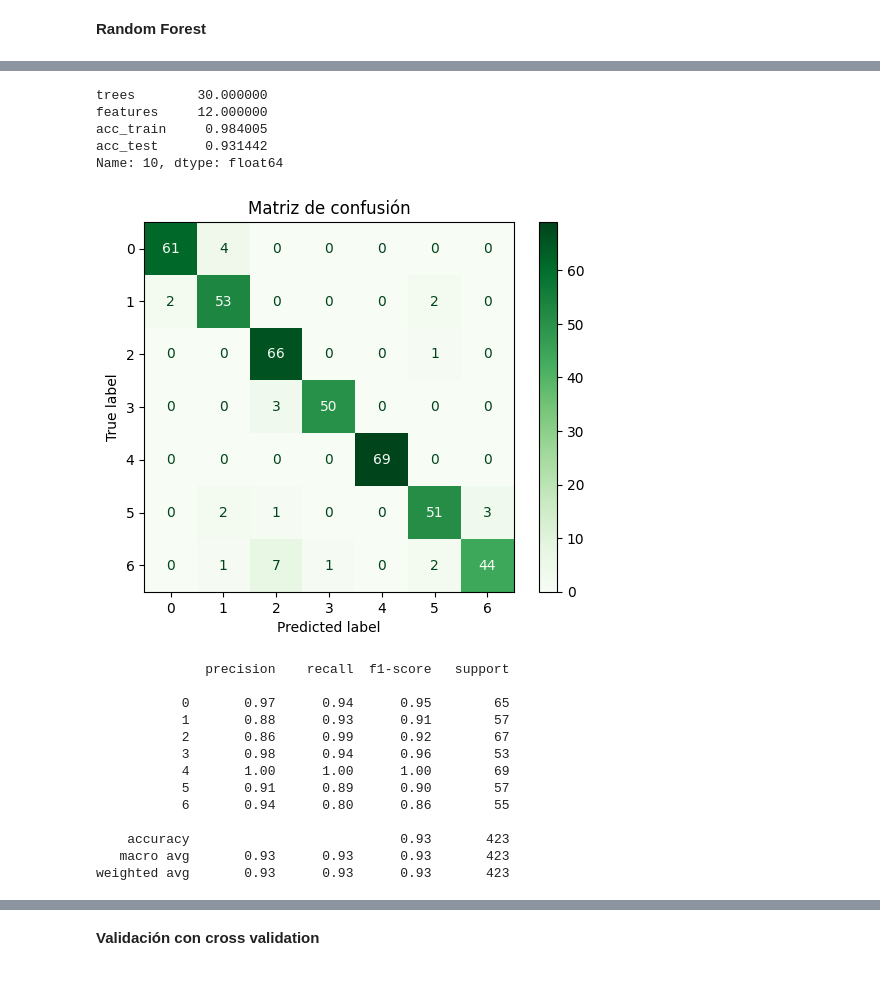
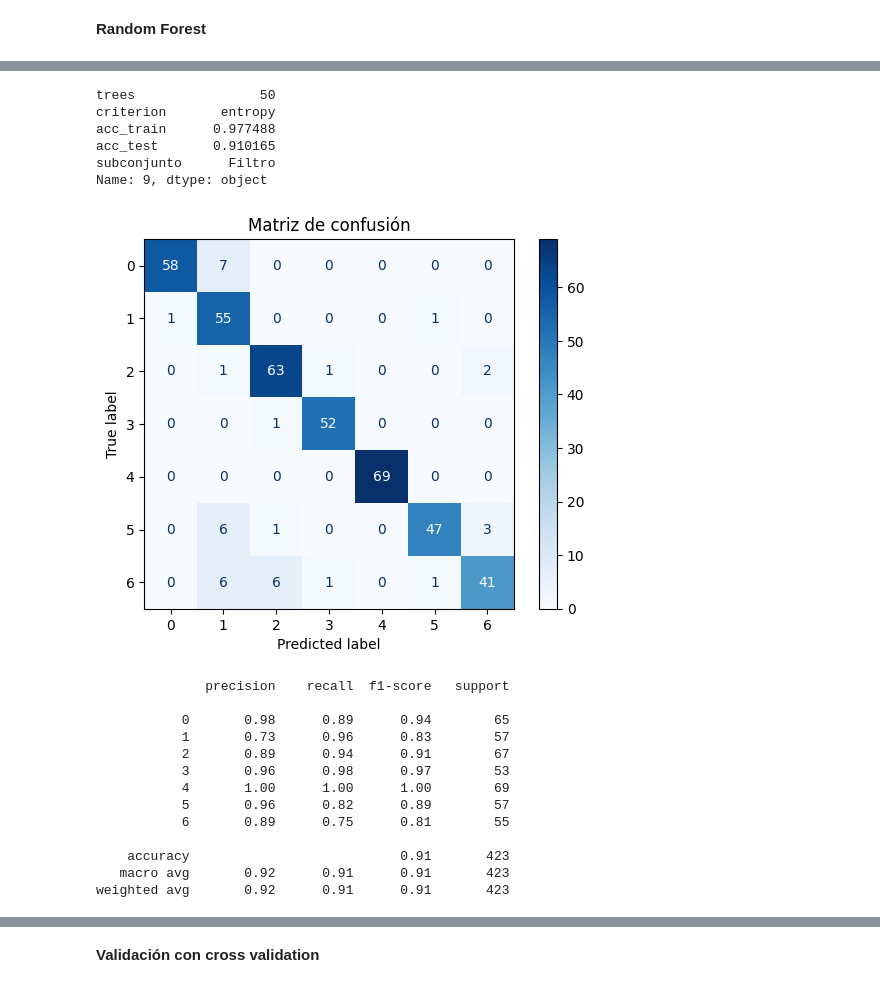
Before and after one commit to MilySierra/Estimation-of-Obesity-Levels-Model, a Jupyter notebook: estimation.ipynb, the cells around one changed output, grey strips where cells are left out. Drawn from its saved outputs; the diff is of its cells as text; code cells hidden in the pictures.

```diff
--- a/estimation.ipynb
+++ b/estimation.ipynb
@@ -209,0 +498,2 @@ cat
+# %%
+cuarto_x = X_lda
@@ -329,0 +522,26 @@ df_resultados.sort_values(['acc_test', 'trees'], ascending=[False, True]).reset_
+# %%
+subconjuntos = {
+    'Completo': (X_train1, X_test1, y_train1, y_test1),
+    'Filtro':   (X_train2, X_test2, y_train2, y_test2),
+    'PCA':      (X_train3, X_test3, y_train3, y_test3),
+    'LDA':      (X_train4, X_test4, y_train4, y_test4)
+}
+
+tabla_mejores = []
+for nombre, (X_train, X_test, y_train, y_test) in subconjuntos.items():
+
+    resultados = []
+    for trees in range(10, 101, 10):
+        for criterio in ('gini', 'entropy'):
+            modelo = RandomForestClassifier(n_estimators=trees, criterion=criterio,
+                                            min_samples_leaf=3, random_state=0)
+            modelo.fit(X_train, y_train)
+            acc_test = accuracy_score(y_test, modelo.predict(X_test))
+            acc_train = accuracy_score(y_train, modelo.predict(X_train))
+            resultados.append({'trees': trees, 'criterion': criterio,
+                                'acc_train': acc_train, 'acc_test': acc_test, 'subconjunto': nombre})
+
+    df_res = pd.DataFrame(resultados)
+    mejor_resultado = df_res.sort_values(['acc_test', 'trees'], ascending=[False, True]).iloc[0]
+    tabla_mejores.append(mejor_resultado)
+    display(df_res.sort_values(['acc_test', 'trees'], ascending=[False, True]))
@@ -330,33 +654,35 @@ df_resultados.sort_values(['acc_test', 'trees'], ascending=[False, True]).reset_
 # %%
-mejor =df_resultados.loc[df_resultados['acc_test'].idxmax()]
+#Subconjunto filtro
+mejor = tabla_mejores[1]
 print(mejor)
-mejor_modelo_rf = RandomForestClassifier(n_estimators=int(mejor['trees']),criterion='entropy',max_features=int(mejor['features']), min_samples_leaf=3, random_state=0)
-mejor_modelo_rf.fit(X_train, y_train)
-y_pred_final = mejor_modelo_rf.predict(X_test)
+mejor_modelo_rf_2 = RandomForestClassifier(n_estimators=int(mejor['trees']),criterion=mejor['criterion'], min_samples_leaf=3, random_state=0)
+mejor_modelo_rf_2.fit(X_train2, y_train2)
+y_pred_final_2 = mejor_modelo_rf_2.predict(X_test2)
 
-mc = confusion_matrix(y_test, y_pred_final)
-disp = ConfusionMatrixDisplay(confusion_matrix=mc, display_labels=mejor_modelo_rf.classes_)
-disp.plot(cmap='Greens')
+mc = confusion_matrix(y_test2, y_pred_final_2)
+disp = ConfusionMatrixDisplay(confusion_matrix=mc, display_labels=mejor_modelo_rf_2.classes_)
+disp.plot(cmap='Blues')
 plt.title("Matriz de confusión")
 plt.show()
-print(classification_report(y_test, y_pred_final))
+print(classification_report(y_test2, y_pred_final_2))
 # %% [output]
-trees        30.000000
-features     12.000000
-acc_train     0.984005
-acc_test      0.931442
-Name: 10, dtype: float64
+trees                50
+criterion       entropy
+acc_train      0.977488
+acc_test       0.910165
+subconjunto      Filtro
+Name: 9, dtype: object
-[figure, old version]
+[figure, new version]
               precision    recall  f1-score   support
 
-           0       0.97      0.94      0.95        65
-           1       0.88      0.93      0.91        57
-           2       0.86      0.99      0.92        67
-           3       0.98      0.94      0.96        53
+           0       0.98      0.89      0.94        65
+           1       0.73      0.96      0.83        57
+           2       0.89      0.94      0.91        67
+           3       0.96      0.98      0.97        53
            4       1.00      1.00      1.00        69
-           5       0.91      0.89      0.90        57
-           6       0.94      0.80      0.86        55
+           5       0.96      0.82      0.89        57
+           6       0.89      0.75      0.81        55
 
-    accuracy                           0.93       423
-   macro avg       0.93      0.93      0.93       423
-weighted avg       0.93      0.93      0.93       423
+    accuracy                           0.91       423
+   macro avg       0.92      0.91      0.91       423
+weighted avg       0.92      0.91      0.91       423
```
Also changed, not shown: parts of 87 cells of this notebook.
